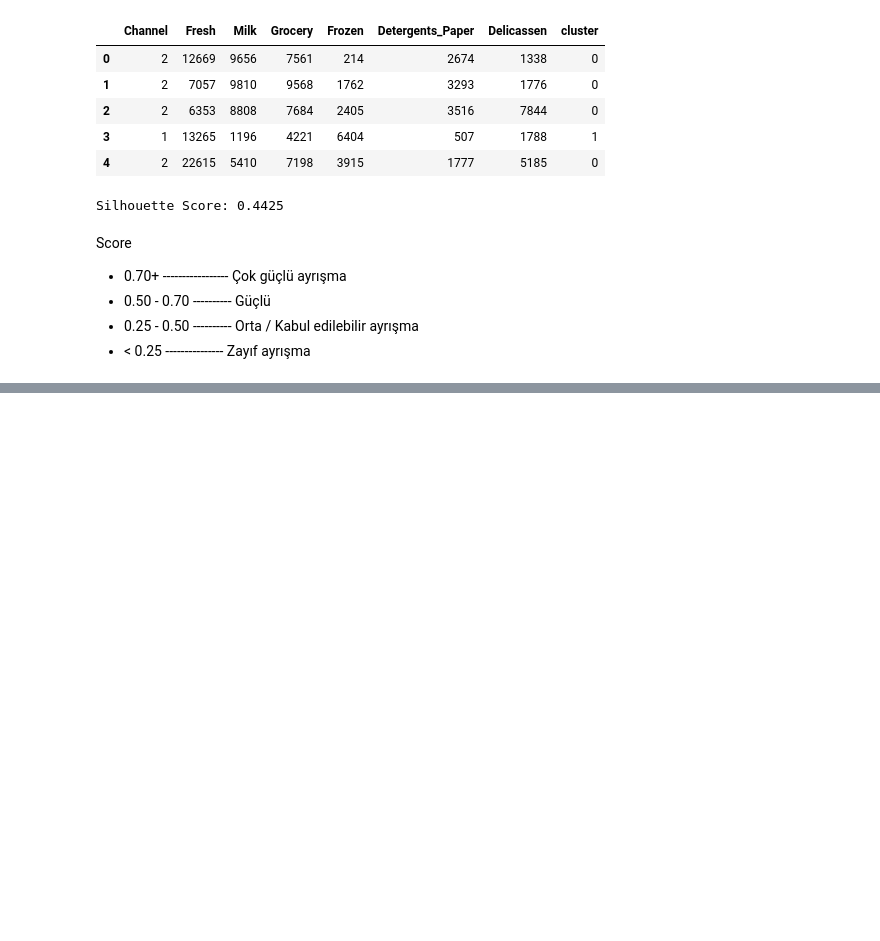
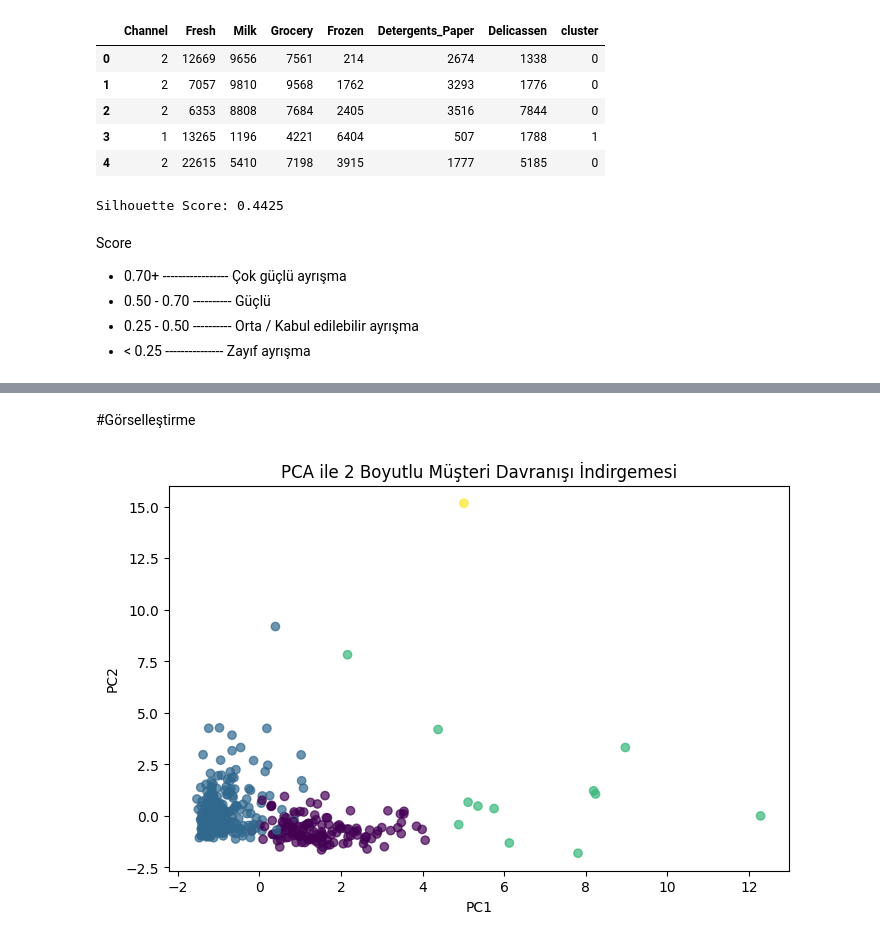
Before and after one commit to besturkmen/AcademiQ_Data_Science, a Jupyter notebook: AcademiQ_Data_Science_06.ipynb, the cells around one changed output, grey strips where cells are left out. Drawn from its saved outputs; the diff is of its cells as text; code cells hidden in the pictures; blank space fills up the shorter version.

```diff
--- a/AcademiQ_Data_Science_06.ipynb
+++ b/AcademiQ_Data_Science_06.ipynb
@@ -16,9 +16,9 @@ from sklearn.decomposition import PCA
 from sklearn.pipeline import Pipeline
 from sklearn.metrics import silhouette_score
 # %%
-wholesale_custumers = fetch_ucirepo(id=292)
+wholesale_customers = fetch_ucirepo(id=292)
 
-X= wholesale_custumers.data.features.copy()
+X= wholesale_customers.data.features.copy()
 
 print("Dataset Boyutları:", X.shape)
 
@@ -131,0 +136,5 @@ Score
+# %%
+pca = PCA(n_components=2, random_state=42)
+X_pca= pca.fit_transform(X_scaled)
+
+print(X_pca[:5])
@@ -131,0 +162,17 @@ Score
+# %% [markdown]
+#Görselleştirme
+# %%
+plt.figure(figsize=(8,5))
+plt.scatter(
+    X_pca[:,0],
+    X_pca[:,1],
+    c=clusters,
+    alpha=0.7,
+
+)
+plt.title("PCA ile 2 Boyutlu Müşteri Davranışı İndirgemesi")
+plt.xlabel("PC1")
+plt.ylabel("PC2")
+plt.show()
+# %% [output]
+[figure, added]
```
Also changed, not shown: parts of 6 cells of this notebook.
